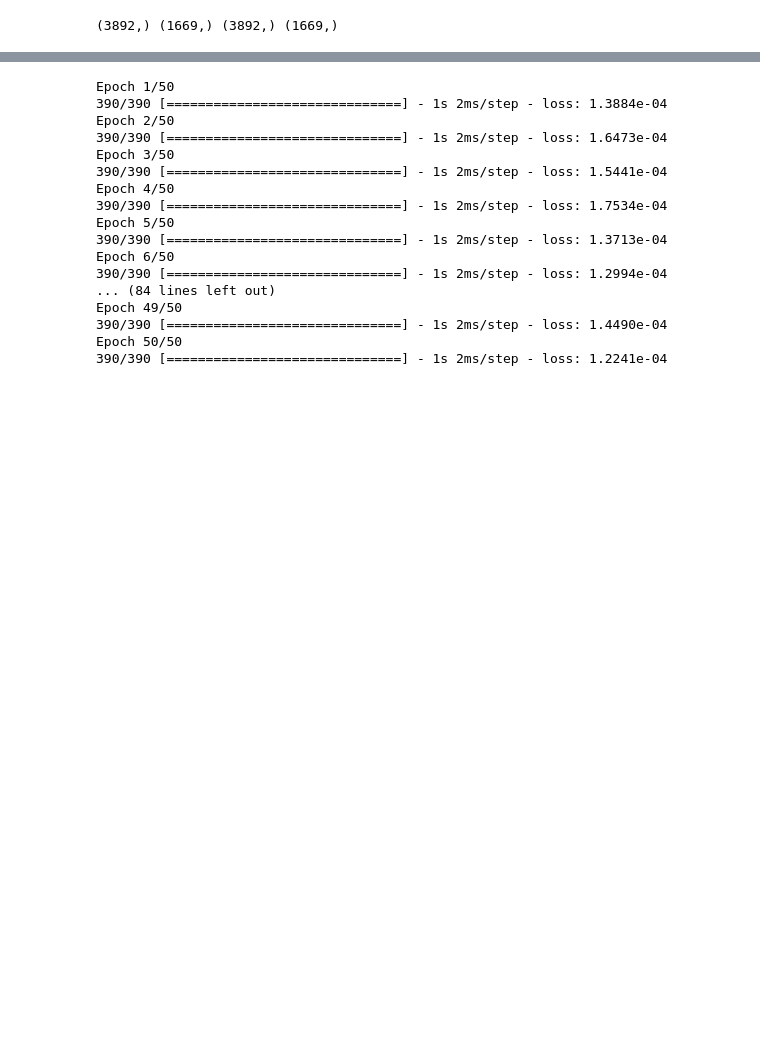
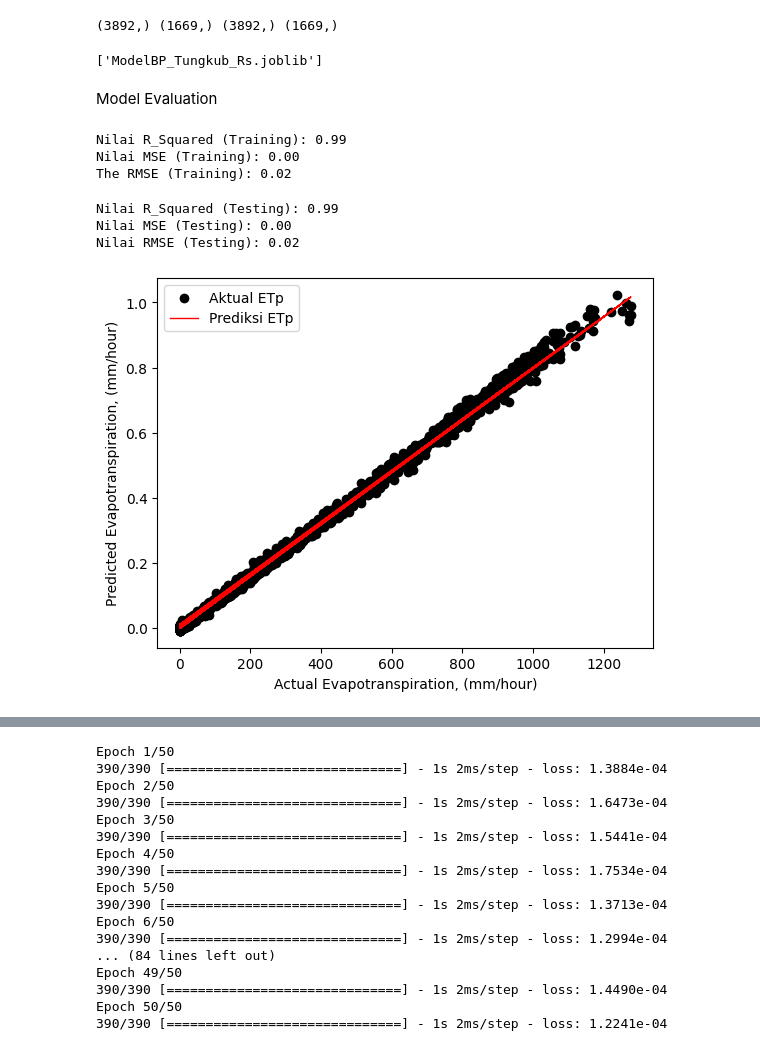
Before and after one commit to Aprilianiput21/TA_Model-ETp, a Jupyter notebook: BP_Tungkub_Rs_.ipynb, the cells around one changed output, grey strips where cells are left out. Cells and saved outputs as stored; diff of their text form; code cells hidden in the pictures; blank space fills up the shorter version.

```diff
--- a/BP_Tungkub_Rs_.ipynb
+++ b/BP_Tungkub_Rs_.ipynb
@@ -69,3 +69,58 @@ X_train, X_test, y_train, y_test = train_test_split(X, y, test_size=0.3)
 print(X_train.shape, X_test.shape, y_train.shape, y_test.shape )
 # %% [output]
 (3892,) (1669,) (3892,) (1669,)
+# %%
+from sklearn.neural_network import MLPRegressor
+model = MLPRegressor(activation = 'relu', solver = 'adam')
+# %%
+X_train_reshaped = X_train.values.reshape(-1, 1)
+X_test_reshaped = X_test.values.reshape(-1, 1)
+
+bp = model.fit(X_train_reshaped, y_train)
+# %%
+#Save model
+import joblib
+joblib.dump(model,'ModelBP_Tungkub_Rs.joblib')
+# %% [output]
+['ModelBP_Tungkub_Rs.joblib']
+# %% [markdown]
+Model Evaluation
+# %%
+#Prediction on Training Dataset
+ytrain_pred = bp.predict(X_train_reshaped)
+
+#Nilai R Squared pada Data Training
+print('Nilai R_Squared (Training): %.2f'% r2_score(y_train, ytrain_pred))
+#Nilai MSE pada Data Training
+print('Nilai MSE (Training): %.2f'% mean_squared_error(y_train, ytrain_pred))
+#Nilai RMSE pada Data Training
+print('The RMSE (Training): %.2f'% np.sqrt(mean_squared_error(y_train, ytrain_pred)))
+# %% [output]
+Nilai R_Squared (Training): 0.99
+Nilai MSE (Training): 0.00
+The RMSE (Training): 0.02
+# %%
+#Prediction on Testing Dataset
+ytest_pred =bp.predict(X_test_reshaped)
+
+#Nilai R Squared pada Data Testing
+print('Nilai R_Squared (Testing): %.2f'% r2_score(y_test, ytest_pred))
+#Nilai MSE pada Data Testing
+print('Nilai MSE (Testing): %.2f'% mean_squared_error(y_test, ytest_pred))
+#Nilai RMSE pada Data Testing
+print('Nilai RMSE (Testing): %.2f'% np.sqrt(mean_squared_error(y_test, ytest_pred)))
+# %% [output]
+Nilai R_Squared (Testing): 0.99
+Nilai MSE (Testing): 0.00
+Nilai RMSE (Testing): 0.02
+# %%
+import matplotlib.pyplot as plt
+# Plot pada data pelatihan
+plt.scatter(X_train_reshaped, y_train, color='black', label='Aktual ETp')
+plt.plot(X_train_reshaped, ytrain_pred, color='red', label='Prediksi ETp', linewidth=1)
+plt.xlabel('Actual Evapotranspiration, (mm/hour)')
+plt.ylabel('Predicted Evapotranspiration, (mm/hour)')
+plt.legend()
+plt.show()
+# %% [output]
+[figure, added]
```
Also changed, not shown: parts of 15 cells of this notebook.
